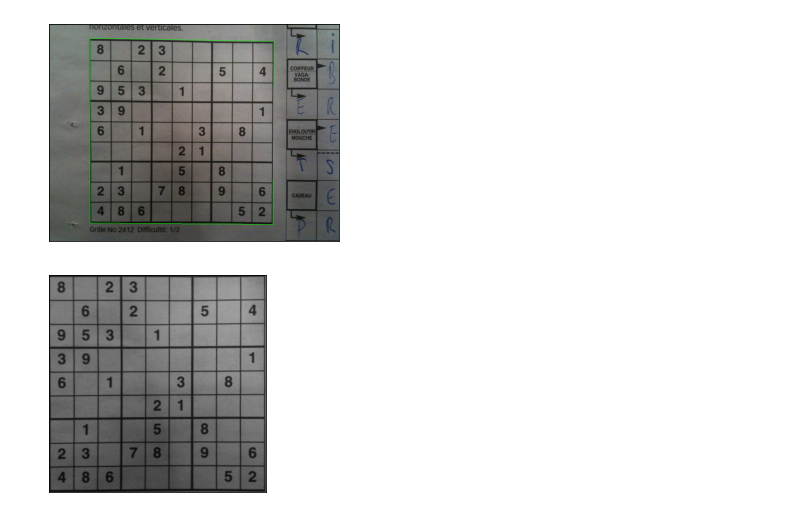
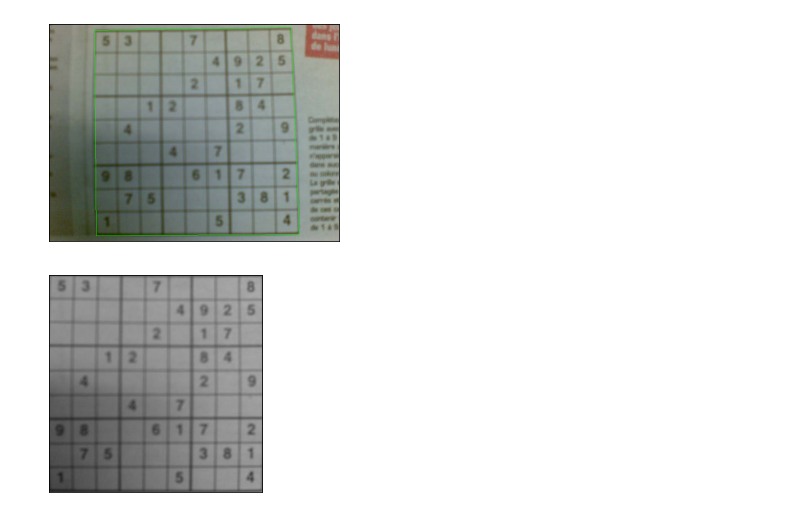
Before and after one commit to A-tichat/sudoku_detector, a Jupyter notebook: test_cv.ipynb, the cells around one changed output. Drawn from its saved outputs; the diff is of its cells as text; code cells hidden in the pictures.

```diff
--- a/test_cv.ipynb
+++ b/test_cv.ipynb
@@ -5,5 +5,7 @@ import matplotlib.pyplot as plt
 from sudokudetector.image import debug, render
 from sudokudetector.Sudoku import Sudoku
 
-game = Sudoku('dataset/image205.jpg')
+"""Define object sudoku class"""
+# game = Sudoku('jamedataset/img9 (2).jpg')
+sudoku = Sudoku('dataset/image200.jpg')
 # print(game.help)
@@ -25,0 +12,3 @@ debug(thresh)
+# %%
+"""This is original image."""
+debug(sudoku.load_image())
@@ -25,0 +17,12 @@ debug(thresh)
+# %%
+"""Using gray image then use Gaussian threshold"""
+thresh =  cv2.cvtColor(sudoku.load_image(), cv2.COLOR_BGR2GRAY)
+
+thresh = sudoku.adap_threshold(thresh)
+# def adap_threshold(self, gray):
+#     thresh = cv2.GaussianBlur(gray, (7, 7), 3)
+#     thresh = cv2.adaptiveThreshold(
+#         thresh, 255, cv2.ADAPTIVE_THRESH_GAUSSIAN_C, cv2.THRESH_BINARY, 57, 5)
+#     thresh = cv2.bitwise_not(thresh)
+#     return thresh
+debug(thresh)
@@ -26,22 +31,28 @@ debug(thresh)
 # %%
-list_contours = game.create_contours(thresh)
-output = game.load_image().copy()
+output = sudoku.load_image().copy()
 
+"""find contour of sudoku table"""
+list_contours = sudoku.create_contours(thresh)
+
+
+"""uncomment to see all comtour"""
 # for c in list_contours:
 #     cv2.drawContours(output, [c], -1, (0, 255, 0), 1)
 
-table_contour = game.search_largest_square_contour(list_contours)
+"""sort contour by area and get the largest contour that have square shape"""
+table_contour = sudoku.search_largest_square_contour(list_contours)
 cv2.drawContours(output, [table_contour], -1, (0, 255, 0), 1)
 
 debug(output)
 # %% [output]
-[figure, old version]
+[figure, new version]
 # %%
 from imutils.perspective import four_point_transform
 
-gray =  cv2.cvtColor(game.load_image(), cv2.COLOR_BGR2GRAY)
+""""using four_point_transform function to get bird's eye view image of sudoku table"""
+gray =  cv2.cvtColor(sudoku.load_image(), cv2.COLOR_BGR2GRAY)
 tranformed = four_point_transform(
             gray, table_contour.reshape(4, 2))
 debug(tranformed)
 # %% [output]
-[figure, old version]
+[figure, new version]
```
Also changed, not shown: parts of 10 cells of this notebook, 2 other files.
